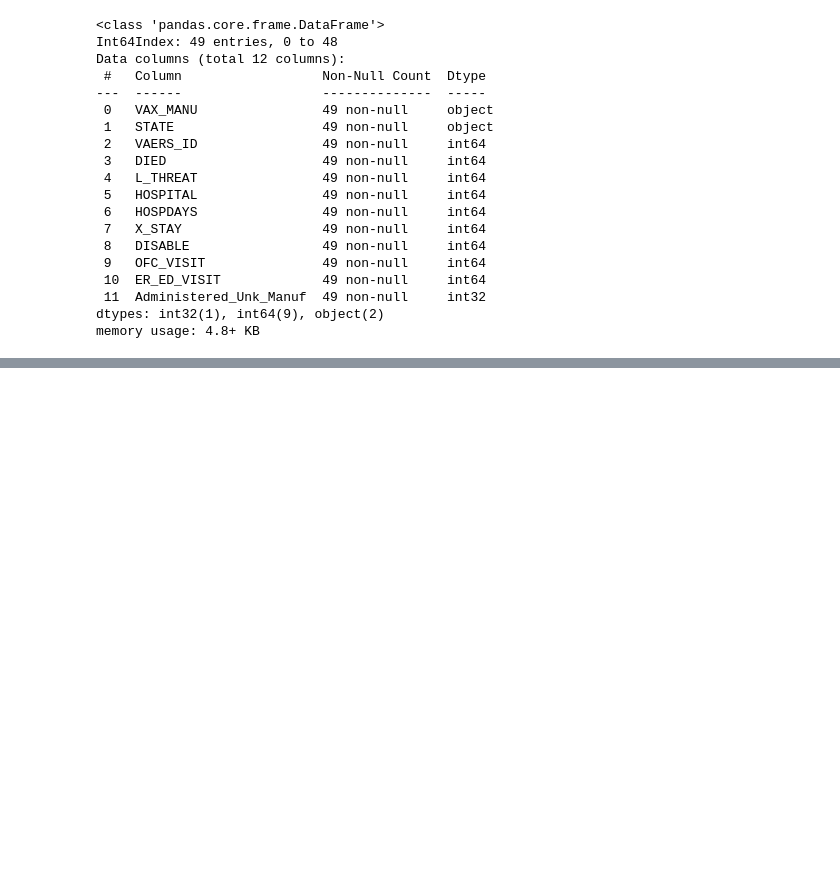
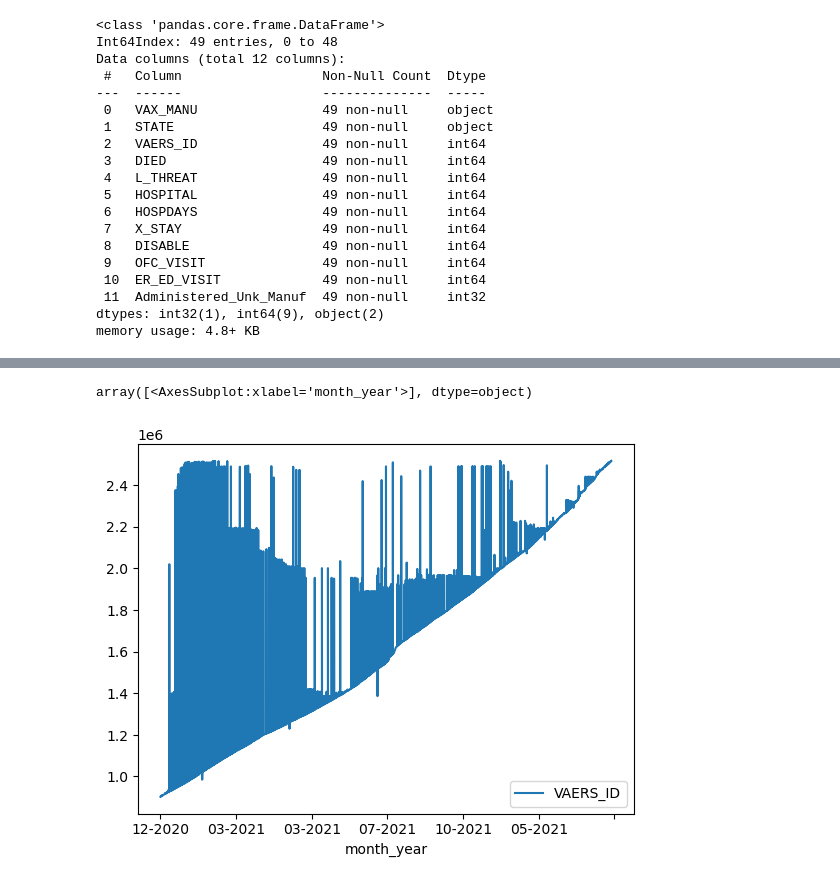
Before and after one commit to DBJoshi/capstone, a Jupyter notebook: notebook/Shree.ipynb, the cells around one changed output, grey strips where cells are left out. Saved outputs shown, nothing was run; the diff lists cells and outputs as text; code cells hidden in the pictures; blank space fills up the shorter version.

```diff
--- a/notebook/Shree.ipynb
+++ b/notebook/Shree.ipynb
@@ -1605,0 +1999,5 @@ unk_combine.to_csv('../data/presentation5.csv', index=False)
+# %%
+trend_line.plot(kind='line',x='month_year',y='VAERS_ID',subplots='STATE')
+# %% [output]
+array([<AxesSubplot:xlabel='month_year'>], dtype=object)
+[figure, added]
```
Also changed, not shown: parts of 264 cells of this notebook, 7 other files.
